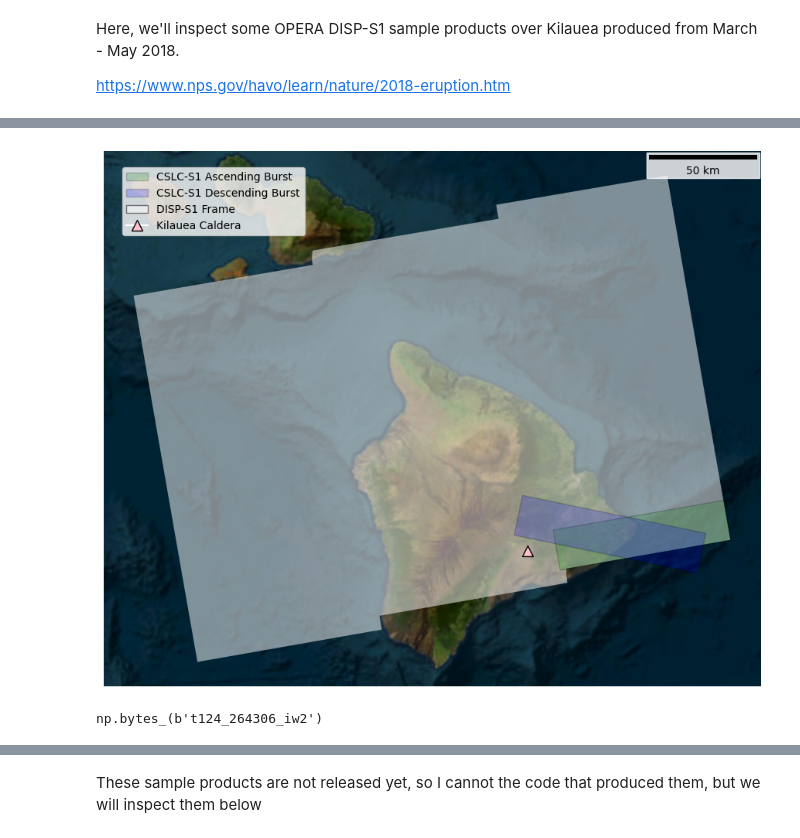
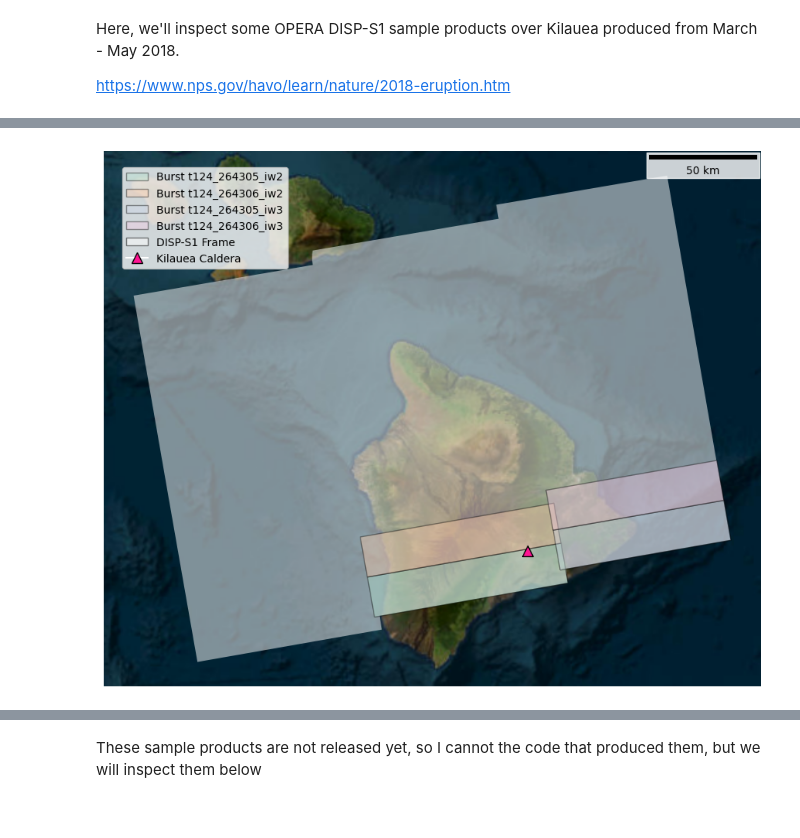
Before and after one commit to Jack-Hayes/sar_dump, a Jupyter notebook: comp_disp_samples.ipynb, the cells around one changed output, grey strips where cells are left out. Cells and saved outputs as stored; diff of their text form; code cells hidden in the pictures.

Commit message:
cleaned up cslc burst code

```diff
--- a/comp_disp_samples.ipynb
+++ b/comp_disp_samples.ipynb
@@ -52,3 +33,0 @@ Burst ID for second file: b't087_185682_iw1'
-# %%
-with h5py.File(fn_1, 'r') as f:
-    print(f['identification/bounding_polygon'][()])
@@ -129,50 +214,61 @@ gf_frame = gpd.GeoDataFrame(
 # Kilauea caldera coordinates
 kilauea_lat, kilauea_lon = 19.4069, -155.2834
 from pyproj import Transformer
-transformer = Transformer.from_crs("EPSG:4326", gf_asc.crs, always_xy=True)
+transformer = Transformer.from_crs("EPSG:4326", gf_frame.crs, always_xy=True)
 kilauea_x, kilauea_y = transformer.transform(kilauea_lon, kilauea_lat)
+# %%
+gf_cslc_bursts = gf_cslc_bursts.to_crs(gf_frame.crs)
 # %%
-f, ax = plt.subplots(figsize=(14, 7),layout='constrained')
+from matplotlib.cm import get_cmap
+from matplotlib.lines import Line2D
 
-asc_patch = Patch(facecolor='green', edgecolor='black', alpha=0.2, label='CSLC-S1 Ascending Burst')
-desc_patch = Patch(facecolor='blue', edgecolor='black', alpha=0.2, label='CSLC-S1 Descending Burst')
-frame_patch = Patch(facecolor='white', edgecolor='black', alpha=0.5, label='DISP-S1 Frame')
+f, ax = plt.subplots(figsize=(14, 7), layout='constrained')
+
+pastel2 = get_cmap('Pastel2')
+colors = [pastel2(i) for i in range(len(gf_cslc_bursts))]
 
 gf_frame.plot(ax=ax, color="white", alpha=0.5)
-gf_asc.plot(ax=ax, facecolor='green', edgecolor='black', alpha=0.2)
-gf_desc.plot(ax=ax, facecolor='blue', edgecolor='black', alpha=0.2)
+
+for i, (idx, row) in enumerate(gf_cslc_bursts.iterrows()):
+    color = colors[i]
+    temp_gdf = gpd.GeoDataFrame(geometry=[row.geometry], crs=gf_cslc_bursts.crs)
+    temp_gdf.plot(ax=ax, facecolor=color, edgecolor='black', alpha=0.4)
 
 ax.scatter(kilauea_x, kilauea_y,
            marker='^',
            s=100,
-           color='pink',
+           color='deeppink',
            edgecolor='black',
            zorder=10,
            label='Kilauea Caldera')
 
-ctx.add_basemap(ax=ax, crs=gf_asc.crs,
+ctx.add_basemap(ax=ax, crs=gf_cslc_bursts.crs,
                 source=ctx.providers.Esri.WorldImagery,
                 attribution=False)
 
-legend = ax.legend(handles=[asc_patch, desc_patch, frame_patch,
-                           plt.Line2D([0], [0], marker='^', color='w', markerfacecolor='pink',
-                                     markeredgecolor='black', markersize=10, label='Kilauea Caldera')],
+burst_patches = []
+for i, (idx, row) in enumerate(gf_cslc_bursts.iterrows()):
+    burst_id = row['burst_id']
+    color = colors[i]
+    burst_patches.append(Patch(facecolor=color, edgecolor='black', alpha=0.4,
+                              label=f'Burst {burst_id}'))
+frame_patch = Patch(facecolor='white', edgecolor='black', alpha=0.5, label='DISP-S1 Frame')
+kilauea_marker = Line2D([0], [0], marker='^', color='w', markerfacecolor='deeppink',
+                        markeredgecolor='black', markersize=10, label='Kilauea Caldera')
+legend_elements = burst_patches + [frame_patch, kilauea_marker]
+legend = ax.legend(handles=legend_elements,
                   loc='upper left',
                   bbox_to_anchor=(0.02, 0.98),
                   framealpha=0.8,
                   facecolor='white',
                   fontsize=10)
 
 scalebar = ScaleBar(1, "m", box_alpha=0.8, location='upper right')
+
 ax.add_artist(scalebar)
-
 ax.set(xticks=[], yticks=[],
        xlabel="", ylabel="",
-       frame_on=False);
+       frame_on=False)
+plt.show()
 # %% [output]
-[figure, old version]
+[figure, new version]
-# %%
-fn_static_asc = '/home/jehayes/opera_disp_samples/kil_2018_04/static_lyrs/OPERA_L2_CSLC-S1-STATIC_T124-264306-IW2_20140403_S1A_v1.0.h5'
-get_burst_info(fn_static_asc)
-# %% [output]
-np.bytes_(b't124_264306_iw2')
```
Also changed, not shown: parts of 13 cells of this notebook, 1 other file.
